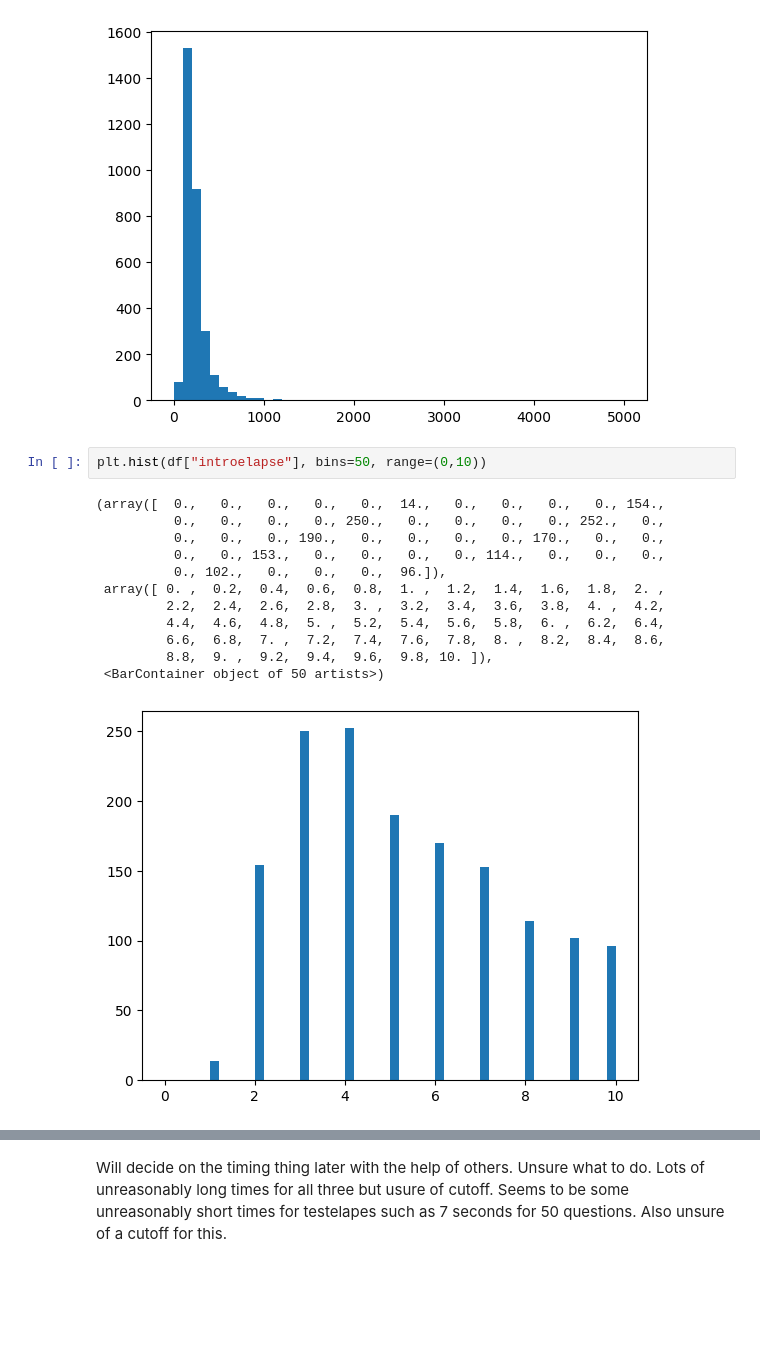
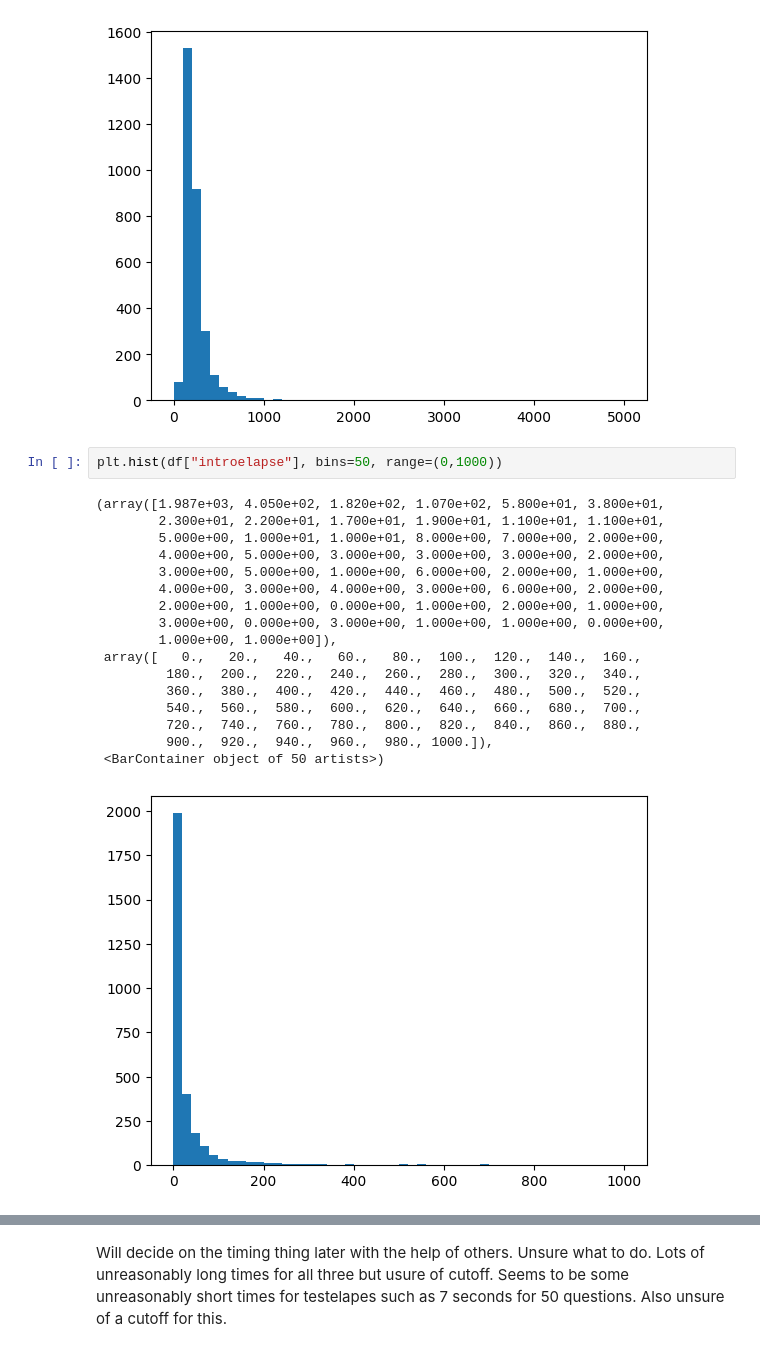
Before and after one commit to Rishik15/BTT_GM2, a Jupyter notebook: gritdatacleaning.ipynb, the cells around one changed output, grey strips where cells are left out. Saved outputs shown, nothing was run; the diff lists cells and outputs as text; blank space fills up the shorter version.

```diff
--- a/gritdatacleaning.ipynb
+++ b/gritdatacleaning.ipynb
@@ -343,18 +334,23 @@ plt.hist(df["surveyelapse"], bins=50, range=(0,5000))
  <BarContainer object of 50 artists>)
 [figure]
 # %%
-plt.hist(df["introelapse"], bins=50, range=(0,10))
+plt.hist(df["introelapse"], bins=50, range=(0,1000))
 # %% [output]
-(array([  0.,   0.,   0.,   0.,   0.,  14.,   0.,   0.,   0.,   0., 154.,
-          0.,   0.,   0.,   0., 250.,   0.,   0.,   0.,   0., 252.,   0.,
-          0.,   0.,   0., 190.,   0.,   0.,   0.,   0., 170.,   0.,   0.,
-          0.,   0., 153.,   0.,   0.,   0.,   0., 114.,   0.,   0.,   0.,
-          0., 102.,   0.,   0.,   0.,  96.]),
- array([ 0. ,  0.2,  0.4,  0.6,  0.8,  1. ,  1.2,  1.4,  1.6,  1.8,  2. ,
-         2.2,  2.4,  2.6,  2.8,  3. ,  3.2,  3.4,  3.6,  3.8,  4. ,  4.2,
-         4.4,  4.6,  4.8,  5. ,  5.2,  5.4,  5.6,  5.8,  6. ,  6.2,  6.4,
-         6.6,  6.8,  7. ,  7.2,  7.4,  7.6,  7.8,  8. ,  8.2,  8.4,  8.6,
-         8.8,  9. ,  9.2,  9.4,  9.6,  9.8, 10. ]),
+(array([1.987e+03, 4.050e+02, 1.820e+02, 1.070e+02, 5.800e+01, 3.800e+01,
+        2.300e+01, 2.200e+01, 1.700e+01, 1.900e+01, 1.100e+01, 1.100e+01,
+        5.000e+00, 1.000e+01, 1.000e+01, 8.000e+00, 7.000e+00, 2.000e+00,
+        4.000e+00, 5.000e+00, 3.000e+00, 3.000e+00, 3.000e+00, 2.000e+00,
+        3.000e+00, 5.000e+00, 1.000e+00, 6.000e+00, 2.000e+00, 1.000e+00,
+        4.000e+00, 3.000e+00, 4.000e+00, 3.000e+00, 6.000e+00, 2.000e+00,
+        2.000e+00, 1.000e+00, 0.000e+00, 1.000e+00, 2.000e+00, 1.000e+00,
+        3.000e+00, 0.000e+00, 3.000e+00, 1.000e+00, 1.000e+00, 0.000e+00,
+        1.000e+00, 1.000e+00]),
+ array([   0.,   20.,   40.,   60.,   80.,  100.,  120.,  140.,  160.,
+         180.,  200.,  220.,  240.,  260.,  280.,  300.,  320.,  340.,
+         360.,  380.,  400.,  420.,  440.,  460.,  480.,  500.,  520.,
+         540.,  560.,  580.,  600.,  620.,  640.,  660.,  680.,  700.,
+         720.,  740.,  760.,  780.,  800.,  820.,  840.,  860.,  880.,
+         900.,  920.,  940.,  960.,  980., 1000.]),
  <BarContainer object of 50 artists>)
-[figure, old version]
+[figure, new version]
 # %%
```
Also changed, not shown: parts of 5 cells of this notebook.
